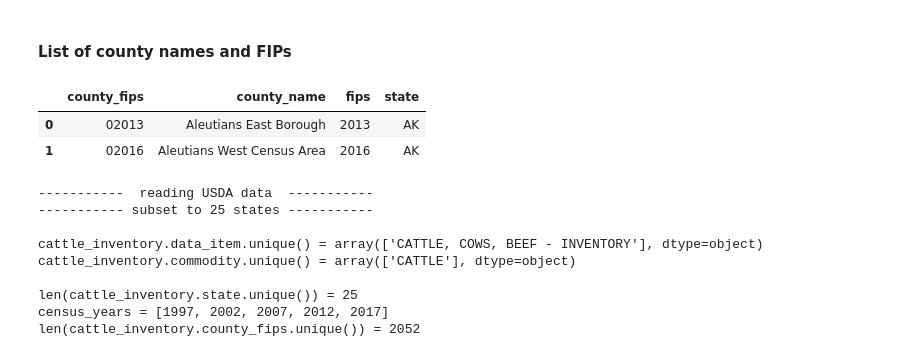
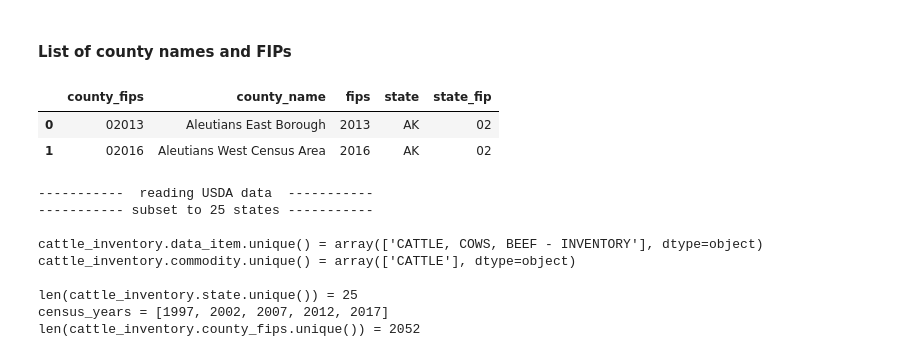
Before and after one commit to HNoorazar/Rangeland, a Jupyter notebook: Python_Codes/EDA_Data/cow_variation.ipynb, the cells around one changed output. Cells and saved outputs as stored; diff of their text form; code cells hidden in the pictures.

```diff
--- a/Python_Codes/EDA_Data/cow_variation.ipynb
+++ b/Python_Codes/EDA_Data/cow_variation.ipynb
@@ -26,15 +27,12 @@ reOrganized_dir = data_dir_base + "reOrganized/"
 
 plots_dir = data_dir_base + "plots/"
 # %%
-SoI = ["Alabama", "Arkansas", "California",
-       "Colorado", "Florida", "Georgia",
-       "Idaho", "Illinois", "Iowa",
-       "Kansas", "Kentucky", "Louisiana",
-       "Mississippi", "Missouri", "Montana",
-       "Nebraska", "New Mexico", "North Dakota",
-       "Oklahoma", "Oregon", "South Dakota",
-       "Tennessee", "Texas", "Virginia",
-       "Wyoming"]
+SoI = ["Alabama", "Arizona", "Arkansas", "California",
+       "Colorado", "Florida", "Georgia", "Idaho", "Illinois", "Iowa",
+       "Kansas", "Kentucky", "Louisiana", "Mississippi",
+       "Missouri", "Montana", "Nebraska", "Nevada",
+       "New Mexico", "North Dakota", "Oklahoma", "Oregon", "South Dakota",
+       "Tennessee", "Texas", "Utah", "Virginia", "Washington", "Wyoming"]
 
 abb_dict = pd.read_pickle(param_dir + "state_abbreviations.sav")
 SoI_abb = []
@@ -58,16 +56,17 @@ state_abbrFull_df.head(2)
 # %%
 county_id_name_fips = pd.read_csv(Min_data_base + "county_id_name_fips.csv")
 county_id_name_fips.rename(columns=lambda x: x.lower().replace(" ", "_"), inplace=True)
 
 county_id_name_fips.sort_values(by=["state", "county"], inplace=True)
 county_id_name_fips.rename(columns={"county": "county_fips"}, inplace=True)
 
 county_id_name_fips = rc.correct_Mins_FIPS(df=county_id_name_fips, col_="county_fips")
 county_id_name_fips.reset_index(drop=True, inplace=True)
+county_id_name_fips["state_fip"] = county_id_name_fips.county_fips.str.slice(0, 2)
 county_id_name_fips.head(2)
 # %% [output]
-|  | county_fips | county_name | fips | state |
-| 0 | 02013 | Aleutians East Borough | 2013 | AK |
-| 1 | 02016 | Aleutians West Census Area | 2016 | AK |
+|  | county_fips | county_name | fips | state | state_fip |
+| 0 | 02013 | Aleutians East Borough | 2013 | AK | 02 |
+| 1 | 02016 | Aleutians West Census Area | 2016 | AK | 02 |
 # %%
 USDA_data = pd.read_pickle(reOrganized_dir + "USDA_data.sav")
```
Also changed, not shown: parts of 48 cells of this notebook, 16 other files.
